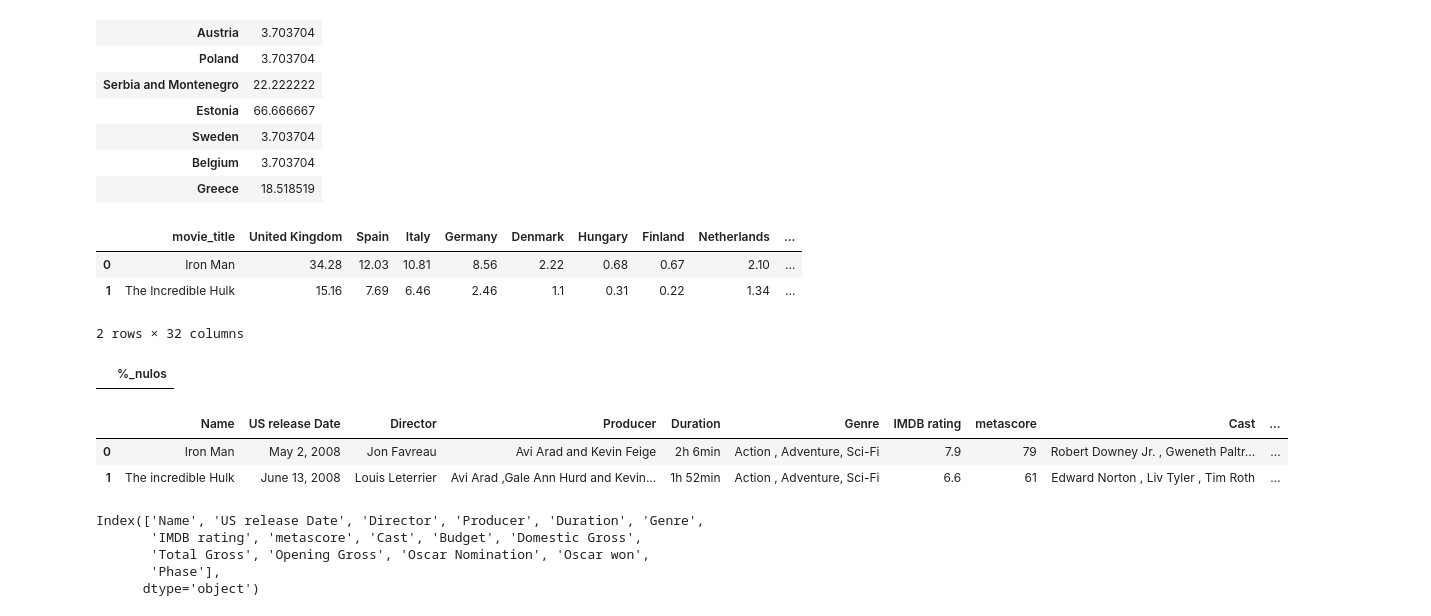
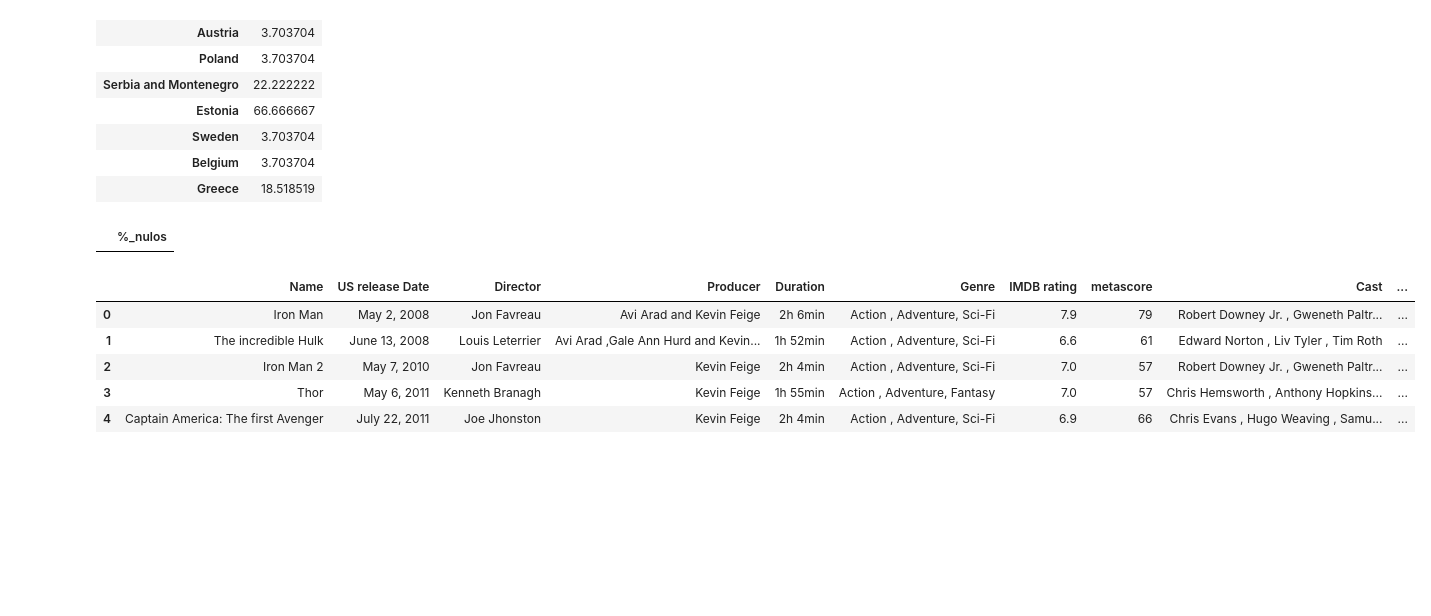
Before and after one commit to JohannaRL/pair_programming_promoG_modulo4_Fedra_Johanna, a Jupyter notebook: explo.ipynb, the cells around one changed output. Saved outputs shown, nothing was run; the diff lists cells and outputs as text; code cells hidden in the pictures; blank space fills up the shorter version.

```diff
--- a/explo.ipynb
+++ b/explo.ipynb
@@ -257,13 +102,6 @@ comprobacion_valores_nulos(df_europa)
 | Greece | 18.518519 |
 # %%
 df_europa_limpio = gestionar_nulos(df_europa)
-# %%
-df_europa_limpio.head(2)
-# %% [output]
-|  | movie_title | United Kingdom | Spain | Italy | Germany | Denmark | Hungary | Finland | Netherlands | ... |
-| 0 | Iron Man | 34.28 | 12.03 | 10.81 | 8.56 | 2.22 | 0.68 | 0.67 | 2.10 | ... |
-| 1 | The Incredible Hulk | 15.16 | 7.69 | 6.46 | 2.46 | 1.1 | 0.31 | 0.22 | 1.34 | ... |
-2 rows × 32 columns
 # %%
 comprobacion_valores_nulos(df_europa_limpio)
 # %% [output]
@@ -275,15 +111,10 @@ df_north_america.to_csv("df_america_limpio.csv", index= False)
 # %%
 df_segundo1= pd.read_csv("./files/mcu dataset.csv")
-df_segundo1.head(2)
+df_segundo1.head()
 # %% [output]
 |  | Name | US release Date | Director | Producer | Duration | Genre | IMDB rating | metascore | Cast | ... |
 | 0 | Iron Man | May 2, 2008 | Jon Favreau | Avi Arad and Kevin Feige | 2h 6min | Action , Adventure, Sci-Fi | 7.9 | 79 | Robert Downey Jr. , Gweneth Paltr... | ... |
 | 1 | The incredible Hulk | June 13, 2008 | Louis Leterrier | Avi Arad ,Gale Ann Hurd and Kevin... | 1h 52min | Action , Adventure, Sci-Fi | 6.6 | 61 | Edward Norton , Liv Tyler , Tim Roth | ... |
+| 2 | Iron Man 2 | May 7, 2010 | Jon Favreau | Kevin Feige | 2h 4min | Action , Adventure, Sci-Fi | 7.0 | 57 | Robert Downey Jr. , Gweneth Paltr... | ... |
+| 3 | Thor | May 6, 2011 | Kenneth Branagh | Kevin Feige | 1h 55min | Action , Adventure, Fantasy | 7.0 | 57 | Chris Hemsworth , Anthony Hopkins... | ... |
+| 4 | Captain America: The first Avenger | July 22, 2011 | Joe Jhonston | Kevin Feige | 2h 4min | Action , Adventure, Sci-Fi | 6.9 | 66 | Chris Evans , Hugo Weaving , Samu... | ... |
-# %%
-df_segundo1.columns
-# %% [output]
-Index(['Name', 'US release Date', 'Director', 'Producer', 'Duration', 'Genre',
-       'IMDB rating', 'metascore', 'Cast', 'Budget', 'Domestic Gross',
-       'Total Gross', 'Opening Gross', 'Oscar Nomination', 'Oscar won',
-       'Phase'],
-      dtype='object')
```
Also changed, not shown: parts of 37 cells of this notebook, 3 other files.
